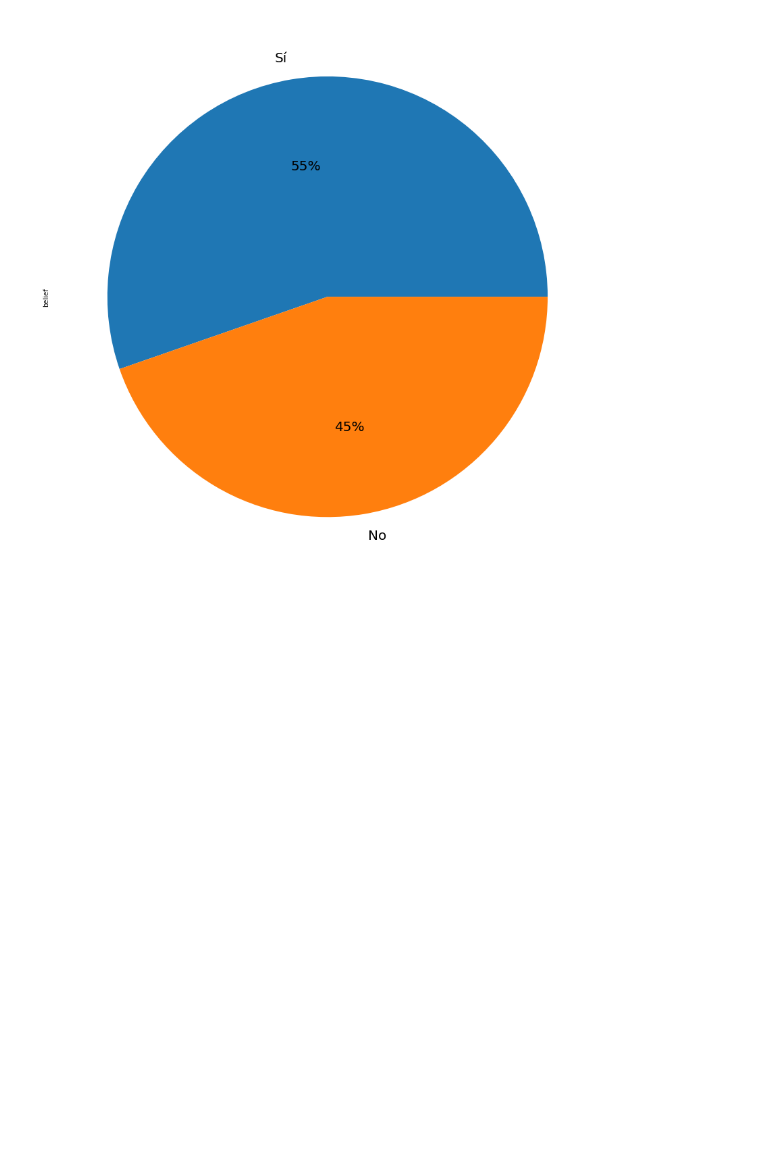
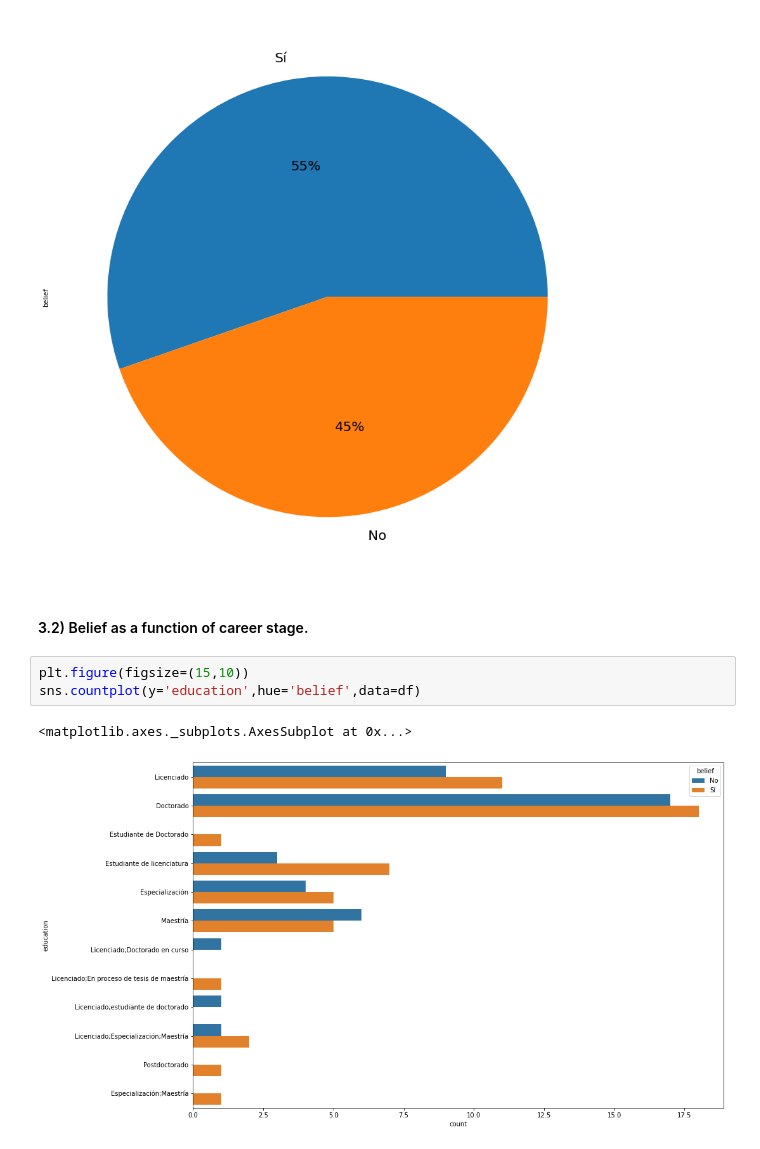
Before and after one commit to francosbenitez/thesis, a Jupyter notebook: analysis/py-script.ipynb, the cells around one changed output. Drawn from its saved outputs; the diff is of its cells as text; blank space fills up the shorter version.

Commit message:
feat: add belief plots

```diff
--- a/analysis/py-script.ipynb
+++ b/analysis/py-script.ipynb
@@ -287,3 +282,11 @@ df["belief"].value_counts().plot.pie(figsize = (20,15), autopct = "%1.0f%%", fon
 # %% [output]
 <matplotlib.axes._subplots.AxesSubplot at 0x...>
 [figure]
+# %% [markdown]
+#### 3.2) Belief as a function of career stage.
+# %%
+plt.figure(figsize=(15,10))
+sns.countplot(y='education',hue='belief',data=df)
+# %% [output]
+<matplotlib.axes._subplots.AxesSubplot at 0x...>
+[figure, added]
```
Also changed, not shown: parts of 9 cells of this notebook, 1 other file.
